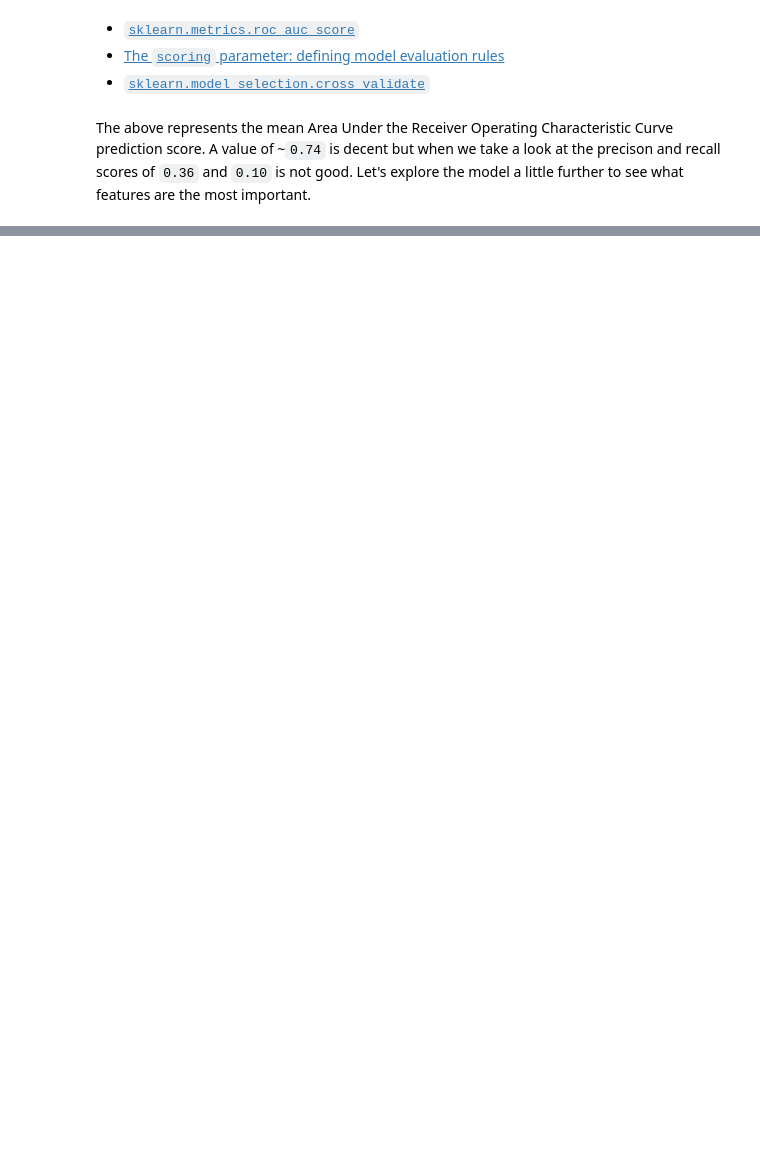
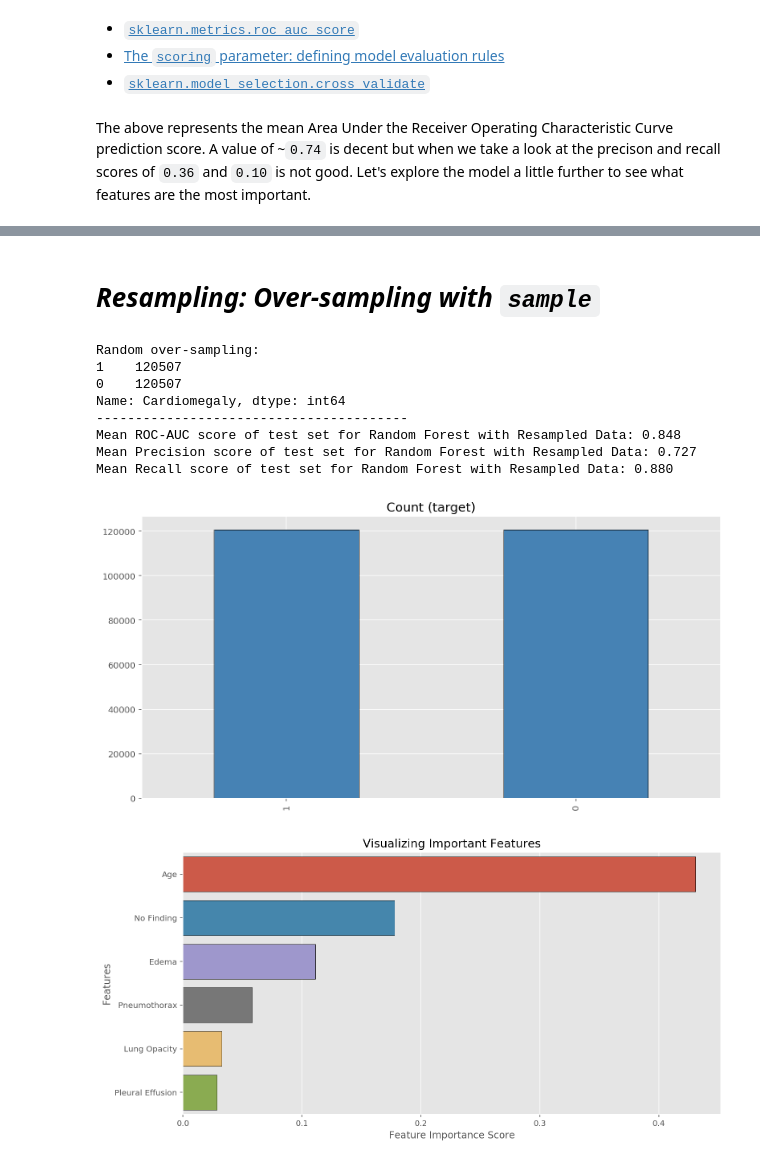
Before and after one commit to earny-joe/Springboard-DS-Portfolio, a Jupyter notebook: capstone_2/exploration/chexpert_eda-final.ipynb, the cells around one changed output, grey strips where cells are left out. Saved outputs shown, nothing was run; the diff lists cells and outputs as text; code cells hidden in the pictures; blank space fills up the shorter version.

```diff
--- a/capstone_2/exploration/chexpert_eda-final.ipynb
+++ b/capstone_2/exploration/chexpert_eda-final.ipynb
@@ -697,0 +672,15 @@ plt.title("Visualizing Important Features");
+# %% [markdown]
+# _Resampling: Over-sampling with `sample`_
+# %%
+classifier_sample, sample_scores = eda.ml_sample(data, random_state=1, title='Random Forest with Resampled Data');
+# %% [output]
+Random over-sampling:
+1    120507
+0    120507
+Name: Cardiomegaly, dtype: int64
+----------------------------------------
+Mean ROC-AUC score of test set for Random Forest with Resampled Data: 0.848
+Mean Precision score of test set for Random Forest with Resampled Data: 0.727
+Mean Recall score of test set for Random Forest with Resampled Data: 0.880
+[figure, added]
+[figure, added]
```
Also changed, not shown: parts of 18 cells of this notebook, 1 other file.
